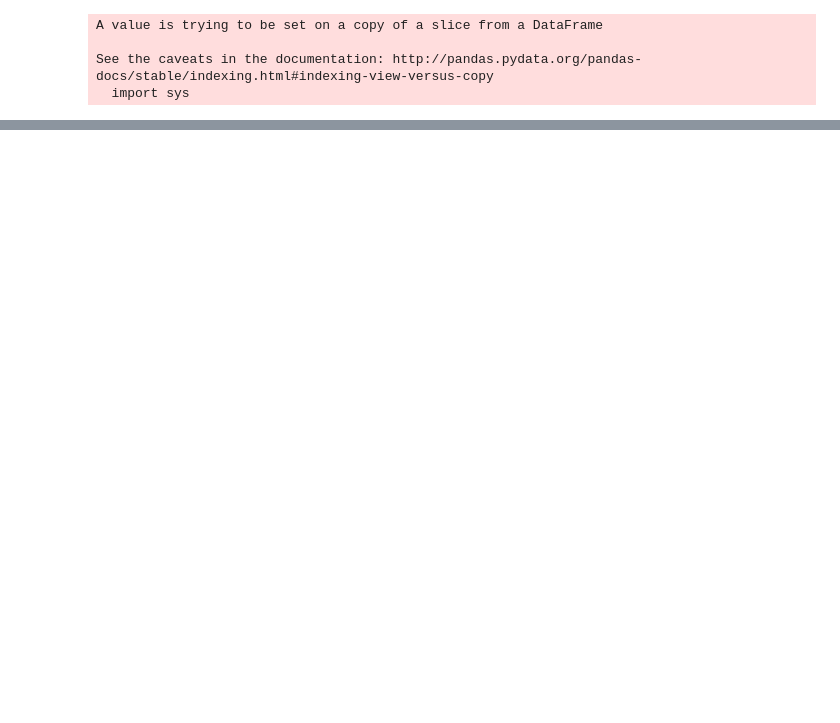
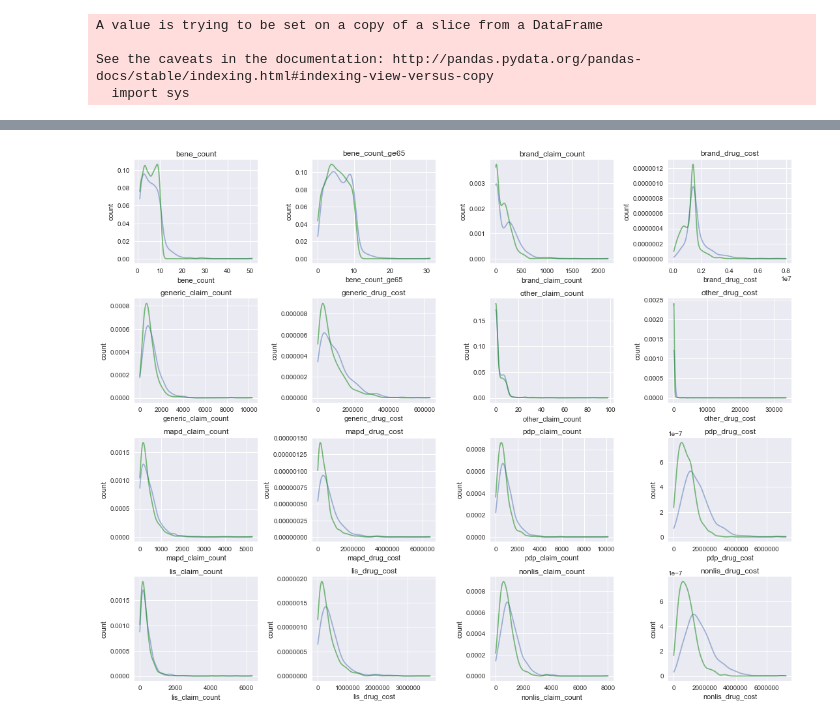
Before and after one commit to m3ngineer/med-mapper, a Jupyter notebook: imbruvica_eda.ipynb, the cells around one changed output, grey strips where cells are left out. Saved outputs shown, nothing was run; the diff lists cells and outputs as text; code cells hidden in the pictures; blank space fills up the shorter version.

```diff
--- a/imbruvica_eda.ipynb
+++ b/imbruvica_eda.ipynb
@@ -99,3 +55,15 @@ imbruvica.head()
 | 3 | 1194784207 | WEINSHEL | ERIC | EDINA | MN | ... |
 | 4 | 1134116262 | TAI | MUHAMMAD | REXFORD | NY | ... |
 5 rows × 86 columns
+# %%
+# Add additional data from IRS and 2010 Census on zipcode demographics
+# Data processed in zipcode_data.ipynb
+zip_data = pd.read_csv('data/zip_data.csv', delimiter='\t')
+zip_data = zip_data.iloc[:,1:]  # drop unnamed column
+zip_data.drop(['agi', 'agi_stub'], axis=1, inplace=True)
+
+# rename Imbruvica zipcode5 column to merge with zipcode data
+imbruvica.rename(columns={'nppes_provider_zip5': 'zip'}, inplace=True)
+
+# merge zipcode demographic data with Imbruvica data
+imbruvica = pd.merge(imbruvica, zip_data, on='zip')
@@ -341,0 +264,34 @@ plt.legend();
+# %%
+# plot doctor prescribing characteristics
+# used total_claim_count for drug as metric
+hist1 = top25_3
+hist2 = bottom25_3
+
+graphs = ['bene_count', 'bene_count_ge65', 'brand_claim_count', 'brand_drug_cost', 'generic_claim_count', 'generic_drug_cost', 'other_claim_count', 'other_drug_cost', 'mapd_claim_count', 'mapd_drug_cost', 'pdp_claim_count', 'pdp_drug_cost', 'lis_claim_count', 'lis_drug_cost', 'nonlis_claim_count', 'nonlis_drug_cost']
+
+fig = plt.figure(figsize=(15,12))
+
+for i, graph in enumerate(graphs, 1):
+    ax = fig.add_subplot(4,4,i)
+    max_val = max([hist1[graph].max(), hist2[graph].max()]) # find max of all data, used to make bin sizes same
+    min_val = min([hist1[graph].min(), hist2[graph].min()]) # find min of all data, used to make bin sizes same
+#     ax.hist(hist1[graph], bins=20, range=(min_val, max_val), alpha=0.5)
+#     ax.hist(hist2[graph], bins=20, range=(min_val, max_val), alpha=0.5)
+
+    #plot KDE curve
+    kde1 = stats.gaussian_kde(hist1[graph])
+    kde2 = stats.gaussian_kde(hist2[graph])
+    x = np.linspace(min_val, max_val, 1000)
+    label1 = '{}'.format(hist1)
+    label2 = '{}'.format(hist2)
+    ax.plot(x, kde1(x), alpha=0.5, label=label1)
+    ax.plot(x, kde2(x), alpha=0.5, label=label2, color='green')
+
+    title = '{}'.format(graph)
+    ax.set_title(title)
+    ax.set_ylabel('count')
+    ax.set_xlabel('{}'.format(graph))
+
+plt.tight_layout(pad=1.0);
+# %% [output]
+[figure, added]
```
Also changed, not shown: parts of 48 cells of this notebook.
